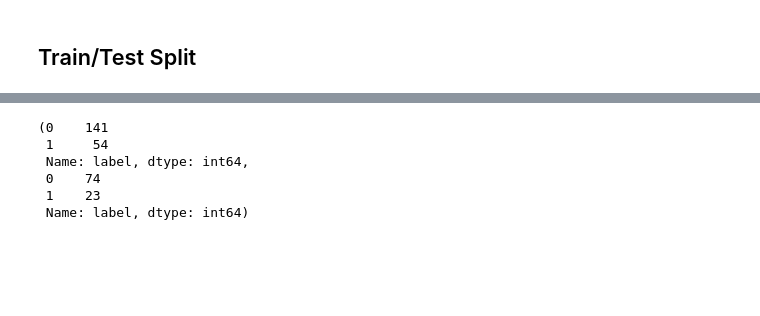
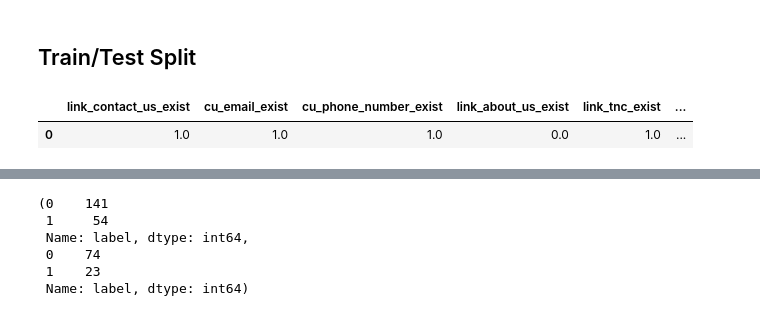
Before and after one commit to bahyhelmihp/web-crawler, a Jupyter notebook: api/datasets/Modelling.ipynb, the cells around one changed output, grey strips where cells are left out. Drawn from its saved outputs; the diff is of its cells as text; code cells hidden in the pictures; blank space fills up the shorter version.

```diff
--- a/api/datasets/Modelling.ipynb
+++ b/api/datasets/Modelling.ipynb
@@ -79,5 +79,10 @@ X = df.iloc[:, 1:8]
 # %% [markdown]
 ## Train/Test Split
+# %%
+X.head(1)
+# %% [output]
+|  | link_contact_us_exist | cu_email_exist | cu_phone_number_exist | link_about_us_exist | link_tnc_exist | ... |
+| 0 | 1.0 | 1.0 | 1.0 | 0.0 | 1.0 | ... |
 # %%
 X.columns
 # %% [output]
```
Also changed, not shown: parts of 13 cells of this notebook, 2 other files.
